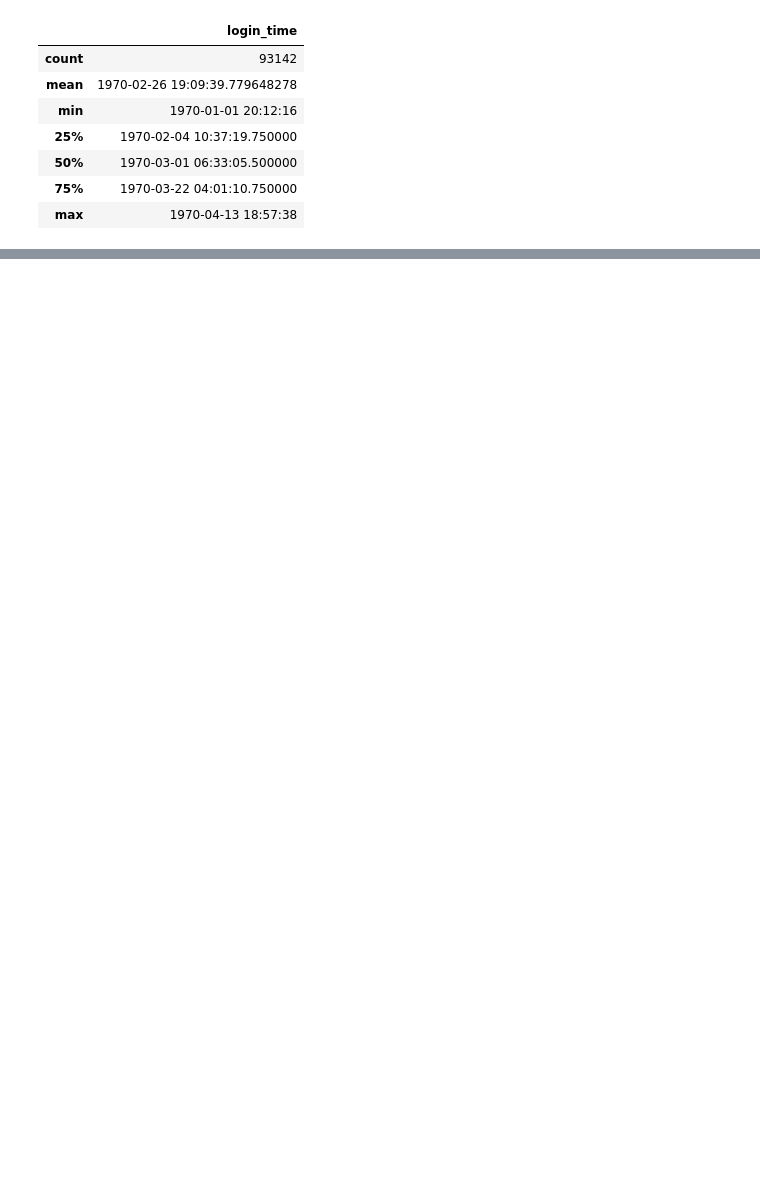
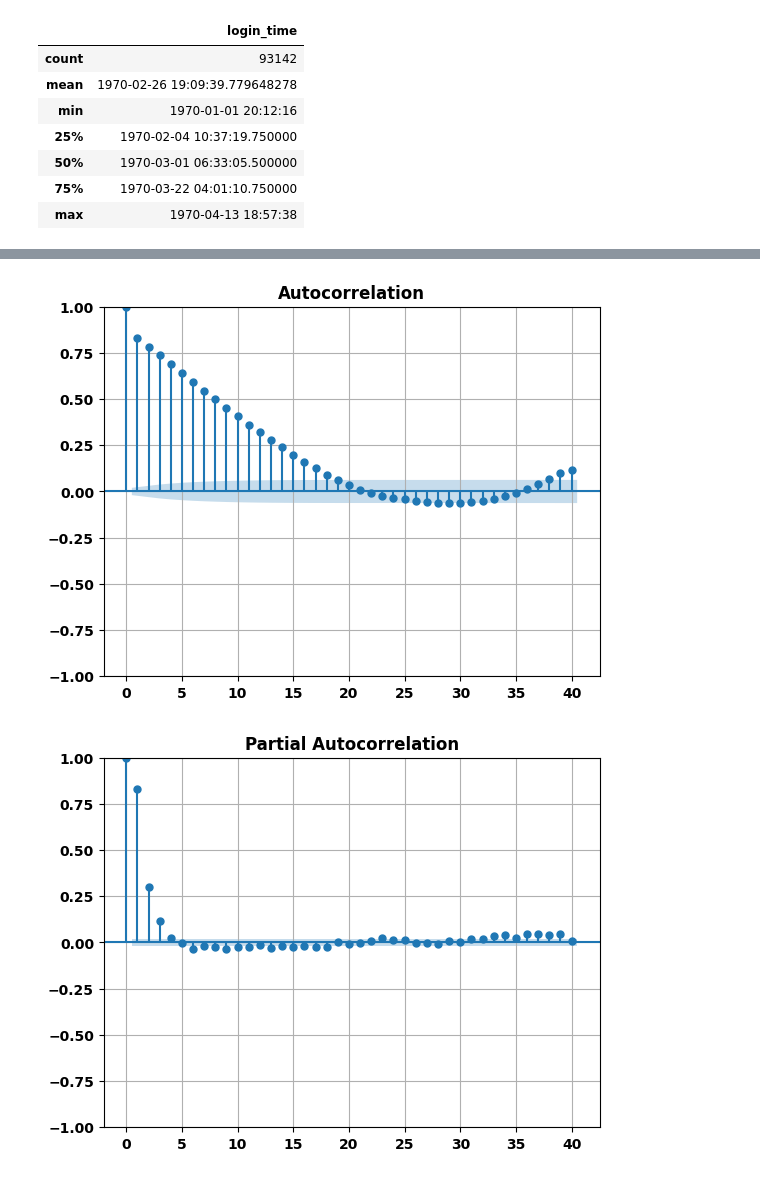
Before and after one commit to jonnross88/ultimate_project_3, a Jupyter notebook: data_analysis_challenge.ipynb, the cells around one changed output, grey strips where cells are left out. Cells and saved outputs as stored; diff of their text form; code cells hidden in the pictures; blank space fills up the shorter version.

```diff
--- a/data_analysis_challenge.ipynb
+++ b/data_analysis_challenge.ipynb
@@ -87,0 +195,33 @@ logins_df.describe()
+# %%
+logins_15m_count["weekday"] = logins_15m_count.index.weekday
+logins_15m_count["hour"] = logins_15m_count.index.hour
+logins_15m_count["day"] = logins_15m_count.index.day
+weekday_dict = {
+    0: "Monday",
+    1: "Tuesday",
+    2: "Wednesday",
+    3: "Thursday",
+    4: "Friday",
+    5: "Saturday",
+    6: "Sunday",
+}
+logins_15m_count["day_of_week"] = logins_15m_count["weekday"].map(weekday_dict)
+
+# group by weekday and sum the logins_15m_count
+weekday_counts = (
+    logins_15m_count.groupby(["weekday"], observed=True)["logins_15m_count"]
+    .sum()
+    .reset_index()
+)
+
+weekday_counts["weekday"] = weekday_counts["weekday"].map(weekday_dict)
+display(weekday_counts.head(3))
+weekday_counts.hvplot.bar(
+    x="weekday",
+    y="logins_15m_count",
+    title="Total Logins Count by Weekday",
+    ylabel="",
+    xlabel="",
+    height=400,
+    width=800,
+).opts(active_tools=["box_zoom"])
@@ -87,0 +434,15 @@ logins_df.describe()
+# %%
+from statsmodels.graphics.tsaplots import plot_acf, plot_pacf
+from statsmodels.tsa.stattools import adfuller
+from statsmodels.tsa.arima.model import ARIMA
+
+plot_acf(logins_15m_count["logins_15m_count"])
+plt.grid()
+plt.show()
+
+plot_pacf(logins_15m_count["logins_15m_count"])
+plt.grid()
+plt.show()
+# %% [output]
+[figure, added]
+[figure, added]
```
Also changed, not shown: parts of 31 cells of this notebook, 1 other file.
